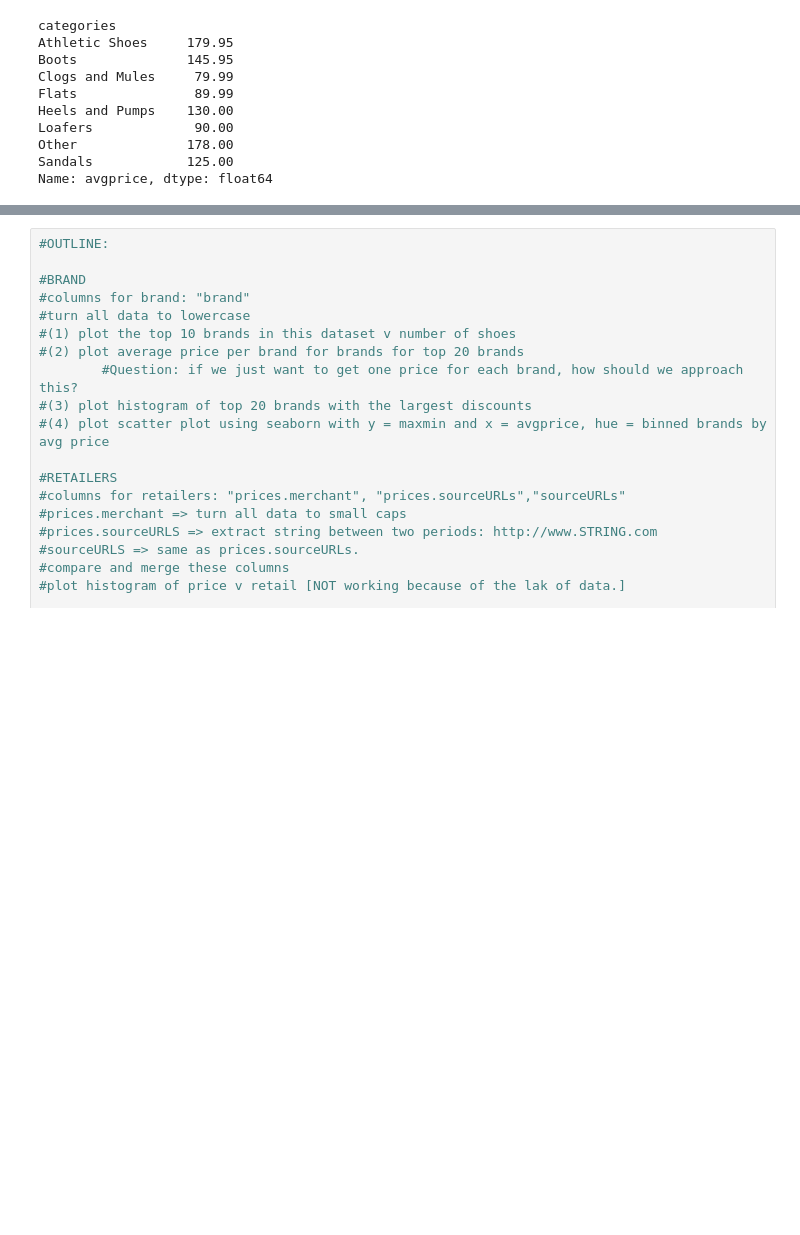
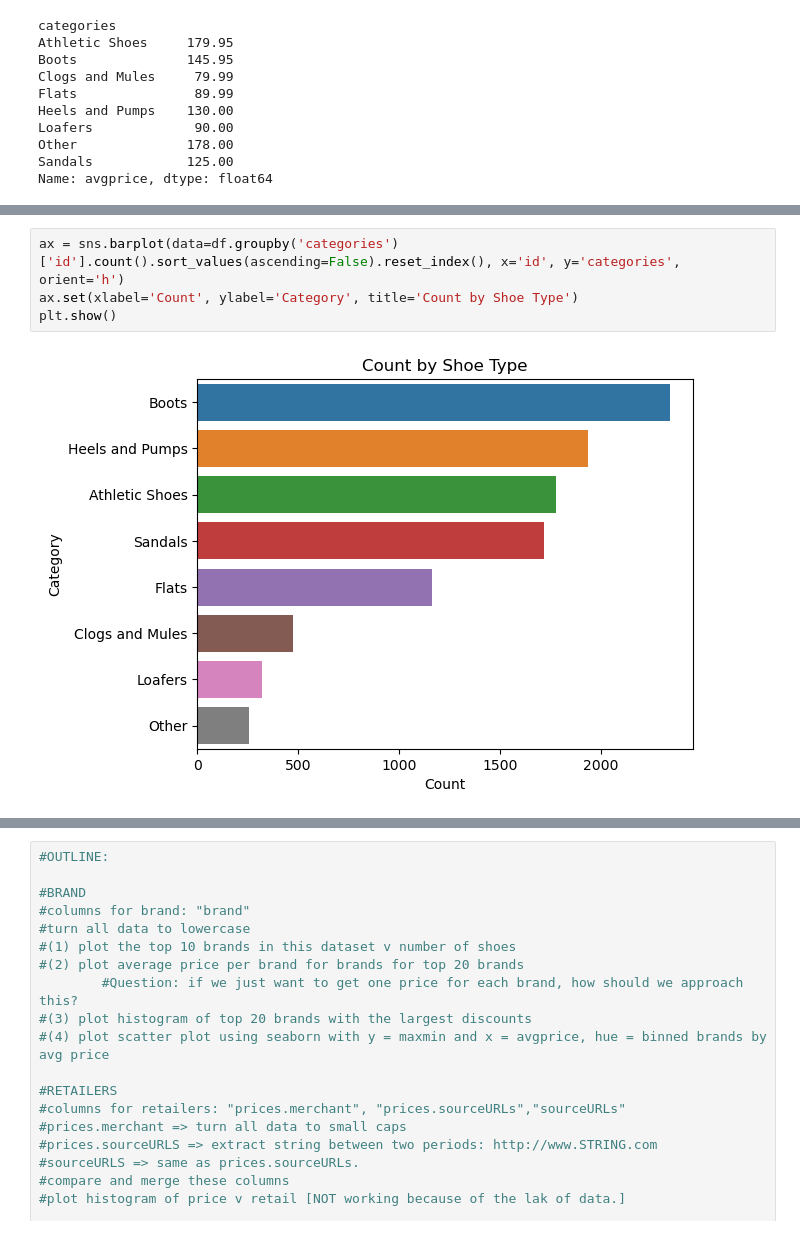
Before and after one commit to azim-charaniya/DS-Women-s-Shoe-Prices, a Jupyter notebook: Untitled_Aug1.ipynb, the cells around one changed output, grey strips where cells are left out. Cells and saved outputs as stored; diff of their text form; blank space fills up the shorter version.

```diff
--- a/Untitled_Aug1.ipynb
+++ b/Untitled_Aug1.ipynb
@@ -818,0 +816,6 @@ sns.boxplot(df,x="avgprice",y="categories")
+# %%
+ax = sns.barplot(data=df.groupby('categories')['id'].count().sort_values(ascending=False).reset_index(), x='id', y='categories', orient='h')
+ax.set(xlabel='Count', ylabel='Category', title='Count by Shoe Type')
+plt.show()
+# %% [output]
+[figure, added]
```
Also changed, not shown: parts of 22 cells of this notebook.
